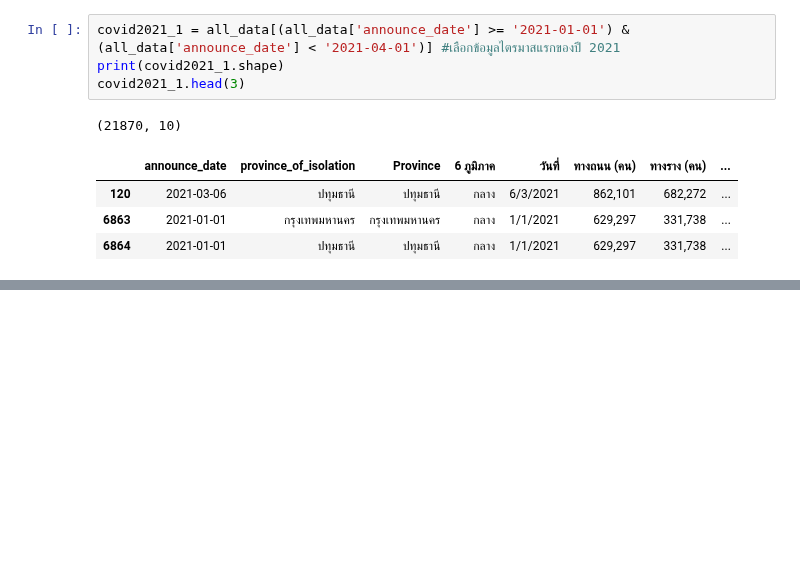
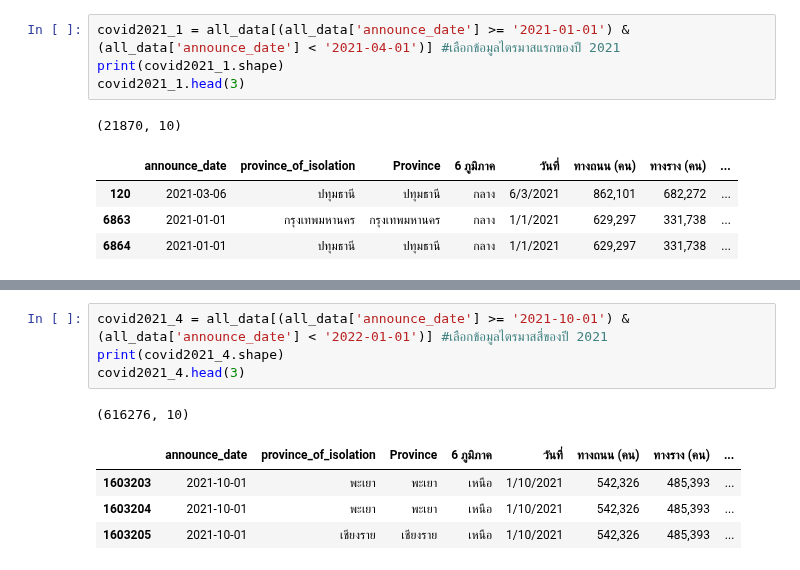
Before and after one commit to Nunticha24/data_viz_2022, a Jupyter notebook: Project_Dinosaur.ipynb, the cells around one changed output, grey strips where cells are left out. Saved outputs shown, nothing was run; the diff lists cells and outputs as text; blank space fills up the shorter version.

```diff
--- a/Project_Dinosaur.ipynb
+++ b/Project_Dinosaur.ipynb
@@ -450,0 +487,10 @@ covid2021_1.head(3)
+# %%
+covid2021_4 = all_data[(all_data['announce_date'] >= '2021-10-01') & (all_data['announce_date'] < '2022-01-01')] #เลือกข้อมูลไตรมาสสี่ของปี 2021
+print(covid2021_4.shape)
+covid2021_4.head(3)
+# %% [output]
+(616276, 10)
+|  | announce_date | province_of_isolation | Province | 6 ภูมิภาค | วันที่ | ทางถนน (คน) | ทางราง (คน) | ... |
+| 1603203 | 2021-10-01 | พะเยา | พะเยา | เหนือ | 1/10/2021 | 542,326 | 485,393 | ... |
+| 1603204 | 2021-10-01 | พะเยา | พะเยา | เหนือ | 1/10/2021 | 542,326 | 485,393 | ... |
+| 1603205 | 2021-10-01 | เชียงราย | เชียงราย | เหนือ | 1/10/2021 | 542,326 | 485,393 | ... |
```
Also changed, not shown: parts of 8 cells of this notebook.
